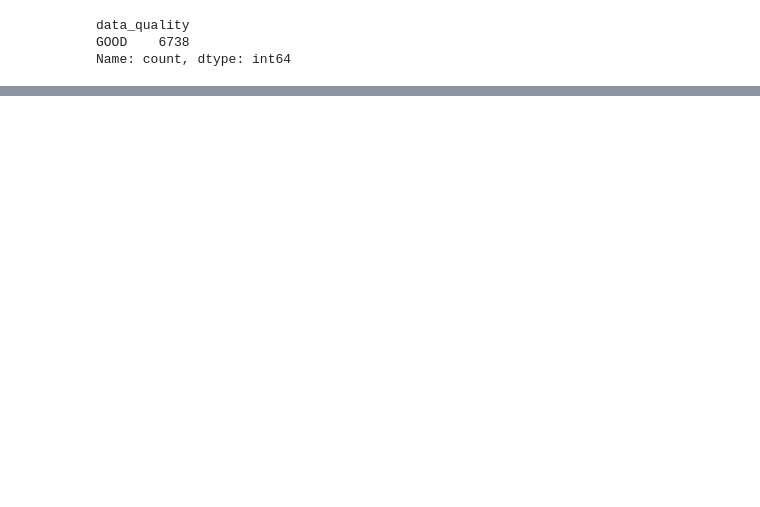
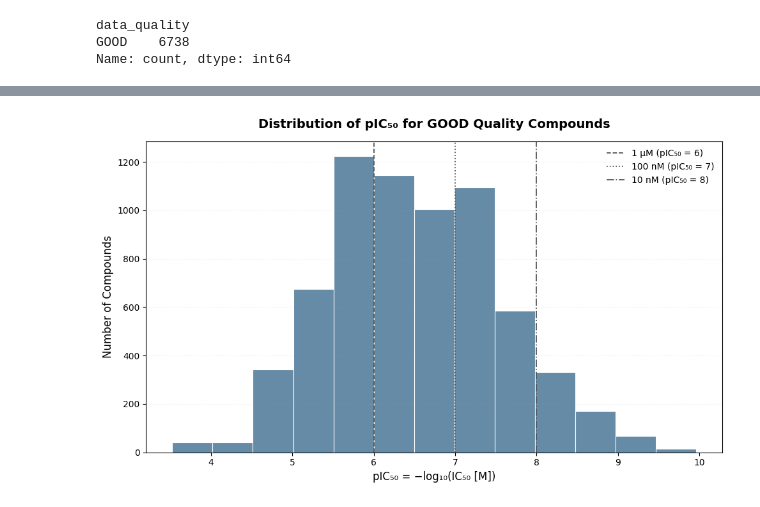
Before and after one commit to larry-xiping/nav1.7-sodium-channel-sar, a Jupyter notebook: notebooks/02_exploratory_analysis.ipynb, the cells around one changed output, grey strips where cells are left out. Cells and saved outputs as stored; diff of their text form; code cells hidden in the pictures; blank space fills up the shorter version.

```diff
--- a/notebooks/02_exploratory_analysis.ipynb
+++ b/notebooks/02_exploratory_analysis.ipynb
@@ -68,0 +134,71 @@ Name: count, dtype: int64
+# %%
+import seaborn as sns
+
+# Plot pIC₅₀ distribution
+plt.figure(figsize=(10, 6))
+
+sns.histplot(
+    data=good_df,
+    x='pIC50',
+    binwidth=0.5,
+    kde=False,
+    color='#33658A',
+    edgecolor='white',
+    linewidth=0.8
+)
+
+# Potency-class reference lines
+plt.axvline(
+    x=6.0,
+    color='#555555',
+    linestyle='--',
+    linewidth=1.3,
+    label='1 µM (pIC₅₀ = 6)'
+)
+
+plt.axvline(
+    x=7.0,
+    color='#555555',
+    linestyle=':',
+    linewidth=1.3,
+    label='100 nM (pIC₅₀ = 7)'
+)
+
+plt.axvline(
+    x=8.0,
+    color='#555555',
+    linestyle='-.',
+    linewidth=1.3,
+    label='10 nM (pIC₅₀ = 8)'
+)
+
+# Formatting
+plt.title(
+    'Distribution of pIC₅₀ for GOOD Quality Compounds',
+    fontsize=14,
+    fontweight='bold',
+    pad=15
+)
+
+plt.xlabel(
+    'pIC₅₀ = −log₁₀(IC₅₀ [M])',
+    fontsize=12
+)
+
+plt.ylabel(
+    'Number of Compounds',
+    fontsize=12
+)
+
+plt.grid(
+    axis='y',
+    alpha=0.2,
+    linestyle=':'
+)
+
+plt.legend(frameon=False)
+
+plt.tight_layout()
+plt.show()
+# %% [output]
+[figure, added]
```
Also changed, not shown: parts of 36 cells of this notebook.
